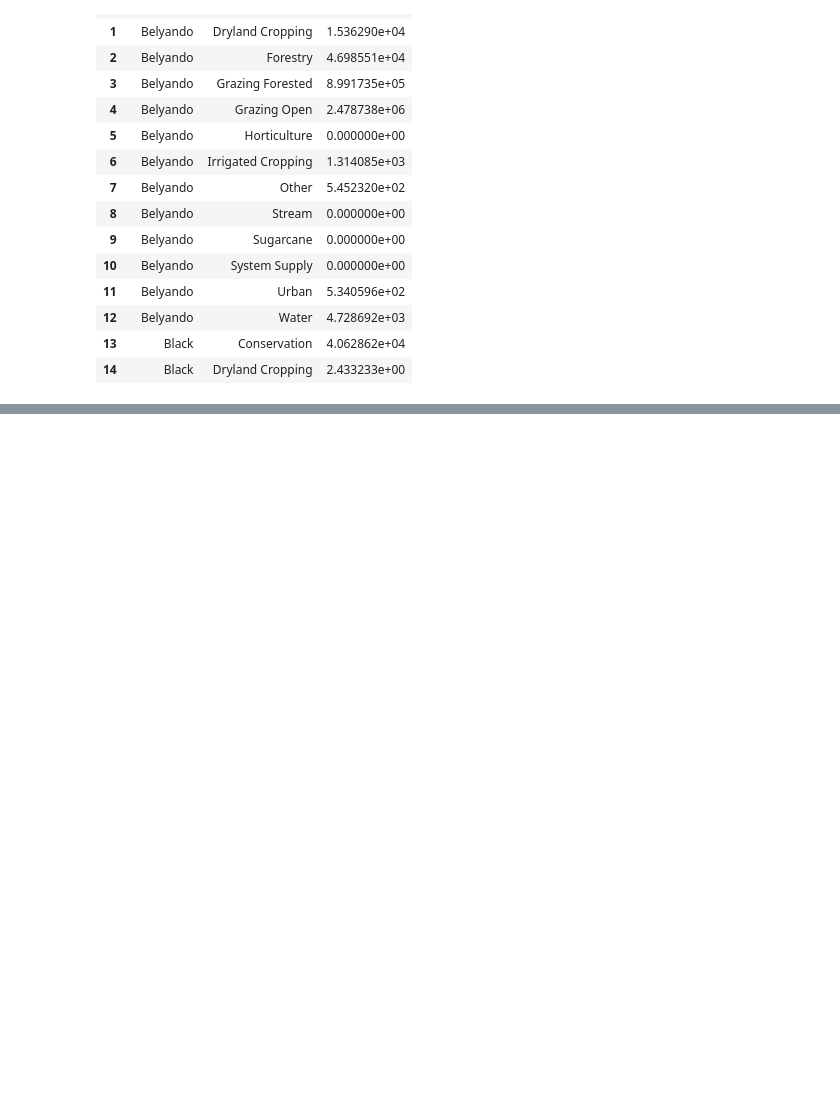
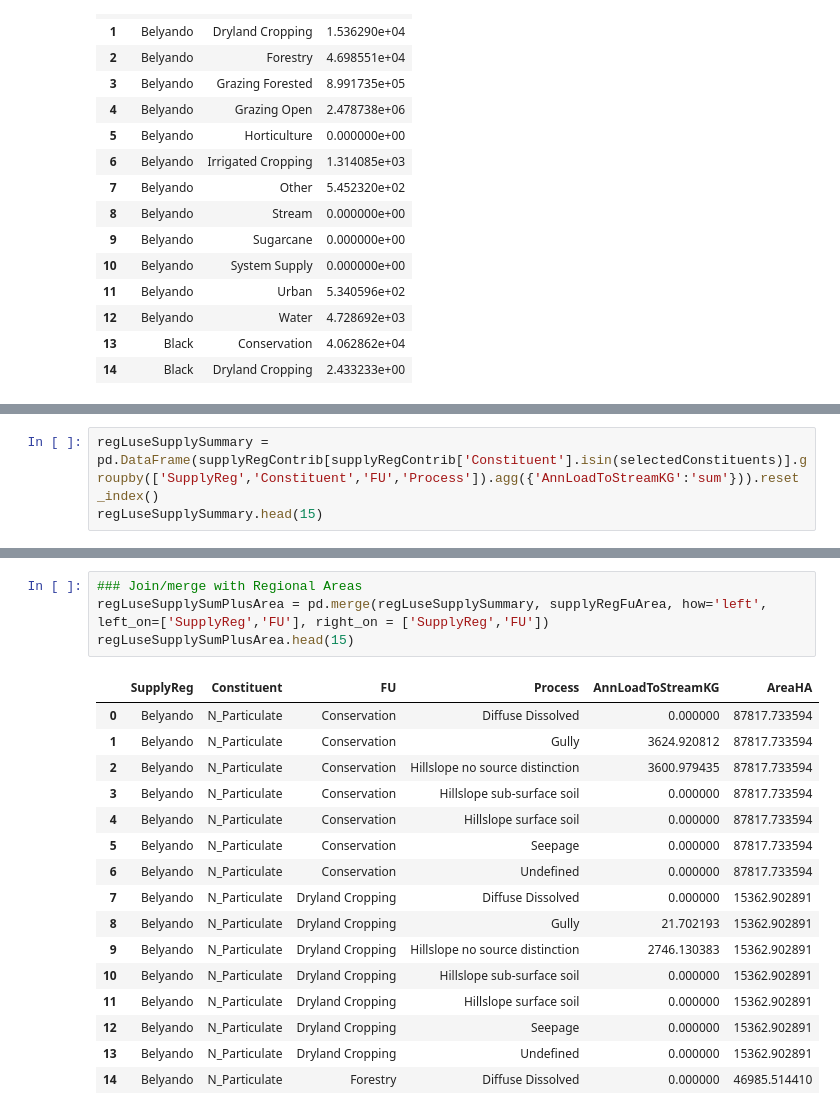
Before and after one commit to frbennett/reef_scripts, a Jupyter notebook: ResultsAnalysis/GBR_Nested_LocalToOutlet_RegContrib_Summariser.ipynb, the cells around one changed output, grey strips where cells are left out. Drawn from its saved outputs; the diff is of its cells as text; blank space fills up the shorter version.

```diff
--- a/ResultsAnalysis/GBR_Nested_LocalToOutlet_RegContrib_Summariser.ipynb
+++ b/ResultsAnalysis/GBR_Nested_LocalToOutlet_RegContrib_Summariser.ipynb
@@ -200,0 +218,3 @@ supplyRegFuArea.head(15)
+# %%
+regLuseSupplySummary = pd.DataFrame(supplyRegContrib[supplyRegContrib['Constituent'].isin(selectedConstituents)].groupby(['SupplyReg','Constituent','FU','Process']).agg({'AnnLoadToStreamKG':'sum'})).reset_index()
+regLuseSupplySummary.head(15)
@@ -200,0 +238,21 @@ supplyRegFuArea.head(15)
+# %%
+### Join/merge with Regional Areas
+regLuseSupplySumPlusArea = pd.merge(regLuseSupplySummary, supplyRegFuArea, how='left', left_on=['SupplyReg','FU'], right_on = ['SupplyReg','FU'])
+regLuseSupplySumPlusArea.head(15)
+# %% [output]
+|  | SupplyReg | Constituent | FU | Process | AnnLoadToStreamKG | AreaHA |
+| 0 | Belyando | N_Particulate | Conservation | Diffuse Dissolved | 0.000000 | 87817.733594 |
+| 1 | Belyando | N_Particulate | Conservation | Gully | 3624.920812 | 87817.733594 |
+| 2 | Belyando | N_Particulate | Conservation | Hillslope no source distinction | 3600.979435 | 87817.733594 |
+| 3 | Belyando | N_Particulate | Conservation | Hillslope sub-surface soil | 0.000000 | 87817.733594 |
+| 4 | Belyando | N_Particulate | Conservation | Hillslope surface soil | 0.000000 | 87817.733594 |
+| 5 | Belyando | N_Particulate | Conservation | Seepage | 0.000000 | 87817.733594 |
+| 6 | Belyando | N_Particulate | Conservation | Undefined | 0.000000 | 87817.733594 |
+| 7 | Belyando | N_Particulate | Dryland Cropping | Diffuse Dissolved | 0.000000 | 15362.902891 |
+| 8 | Belyando | N_Particulate | Dryland Cropping | Gully | 21.702193 | 15362.902891 |
+| 9 | Belyando | N_Particulate | Dryland Cropping | Hillslope no source distinction | 2746.130383 | 15362.902891 |
+| 10 | Belyando | N_Particulate | Dryland Cropping | Hillslope sub-surface soil | 0.000000 | 15362.902891 |
+| 11 | Belyando | N_Particulate | Dryland Cropping | Hillslope surface soil | 0.000000 | 15362.902891 |
+| 12 | Belyando | N_Particulate | Dryland Cropping | Seepage | 0.000000 | 15362.902891 |
+| 13 | Belyando | N_Particulate | Dryland Cropping | Undefined | 0.000000 | 15362.902891 |
+| 14 | Belyando | N_Particulate | Forestry | Diffuse Dissolved | 0.000000 | 46985.514410 |
```
Also changed, not shown: parts of 9 cells of this notebook.
